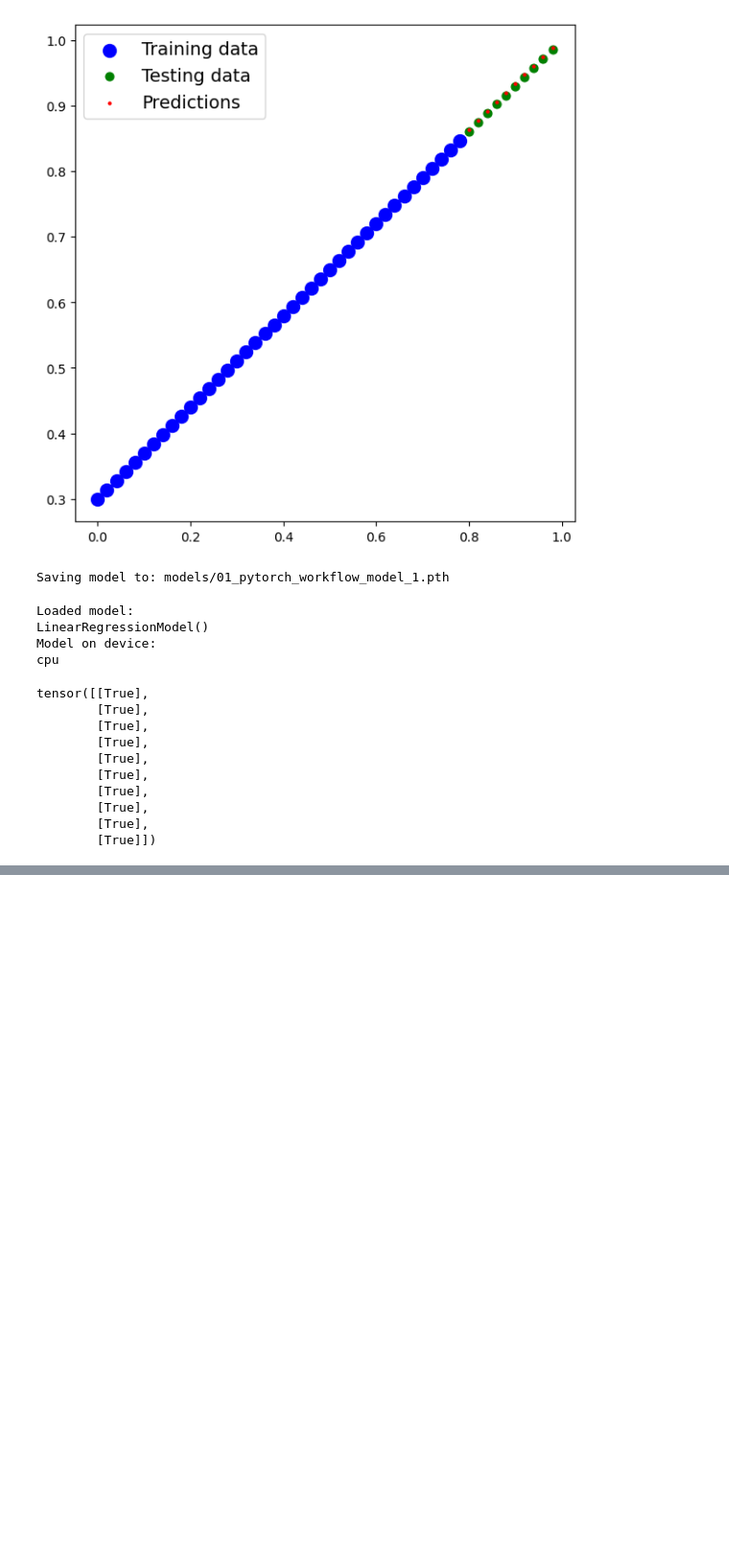
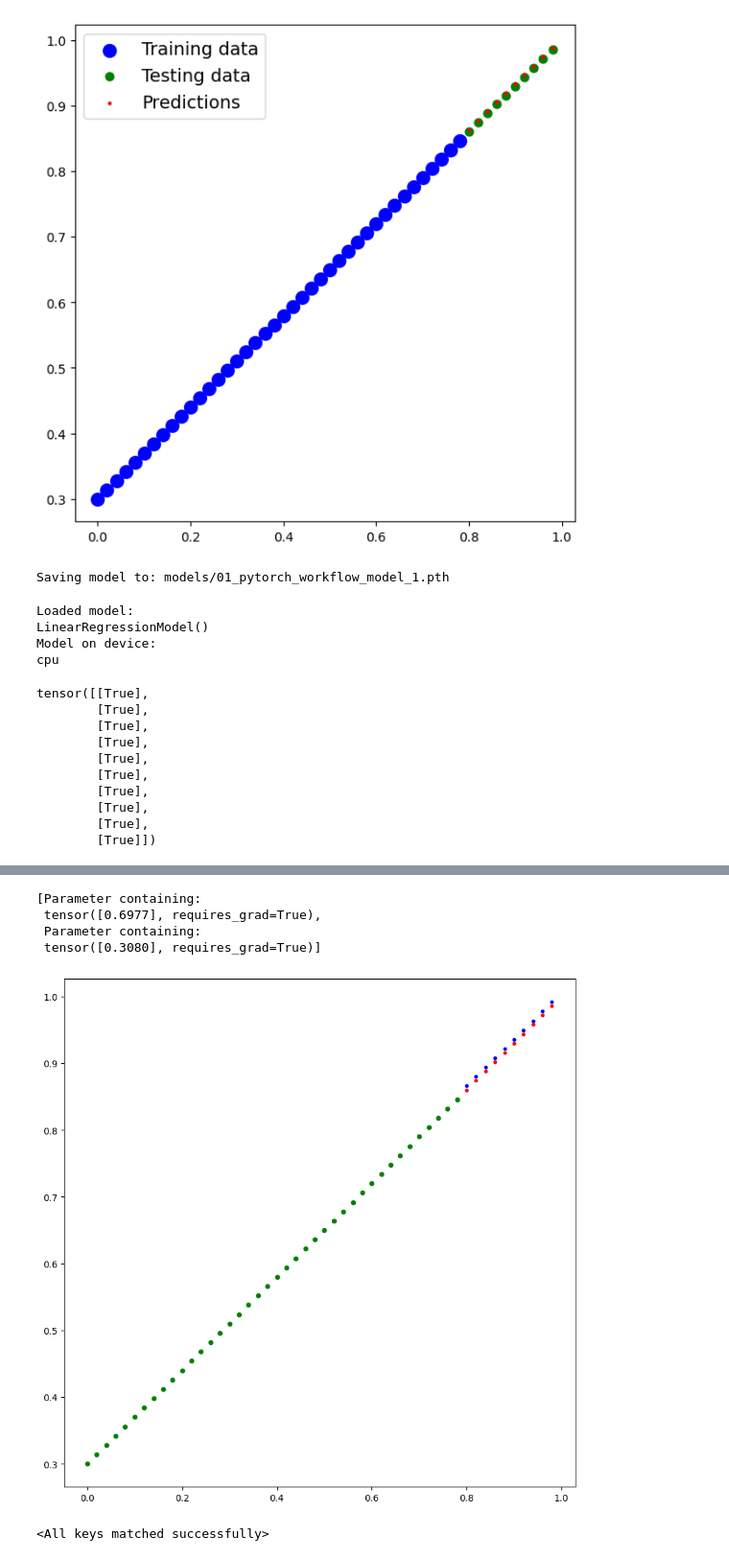
Before and after one commit to owaismohammad/learning_pytorch, a Jupyter notebook: learning_pytorch/01_workflowFundamentals.ipynb, the cells around one changed output, grey strips where cells are left out. Shown at 96% size. Drawn from its saved outputs; the diff is of its cells as text; code cells hidden in the pictures; blank space fills up the shorter version.

```diff
--- a/learning_pytorch/workflowFundamentals.ipynb
+++ b/learning_pytorch/01_workflowFundamentals.ipynb
@@ -273,0 +355,29 @@ tensor([[True],
+# %%
+loss_fn = nn.L1Loss()
+optimizer = torch.optim.SGD(lr = 0.01,
+                            params = model.parameters(),)
+# %%
+epochs = 100
+train_loss_values =[]
+test_loss_values =[]
+epoch_count = []
+for epoch in range(epochs):
+    model.train()
+    y_pred= model(X_train)
+    loss = loss_fn(y_pred, y_train)
+    optimizer.zero_grad()
+    loss.backward()
+    optimizer.step()
+
+    model.eval()
+
+    with torch.inference_mode():
+        test_pred = model(X_test)
+
+    test_loss = loss_fn(test_pred, y_test,)
+
+    if epoch % 10 ==0:
+        epoch_count.append(epoch)
+        train_loss_values.append(loss.detach().numpy())
+        test_loss_values.append(test_loss.detach().numpy())
+        print(f"Epoch: {epoch} | MAE Train Loss: {loss} | MAE Test Loss: {test_loss} ")
@@ -273,0 +395,14 @@ tensor([[True],
+# %%
+list(model.parameters())
+# %% [output]
+[Parameter containing:
+ tensor([0.6977], requires_grad=True),
+ Parameter containing:
+ tensor([0.3080], requires_grad=True)]
+# %%
+with torch.inference_mode():
+    y_pred = model(X_test)
+
+generate_plot(predictions= y_pred)
+# %% [output]
+[figure, added]
@@ -273,0 +412,6 @@ tensor([[True],
+# %%
+model_1 = LinearRegressionModel()
+
+model_1.load_state_dict(torch.load(f='model_Linear.pth'))
+# %% [output]
+<All keys matched successfully>
```
Also changed, not shown: parts of 18 cells of this notebook, 3 other files.
